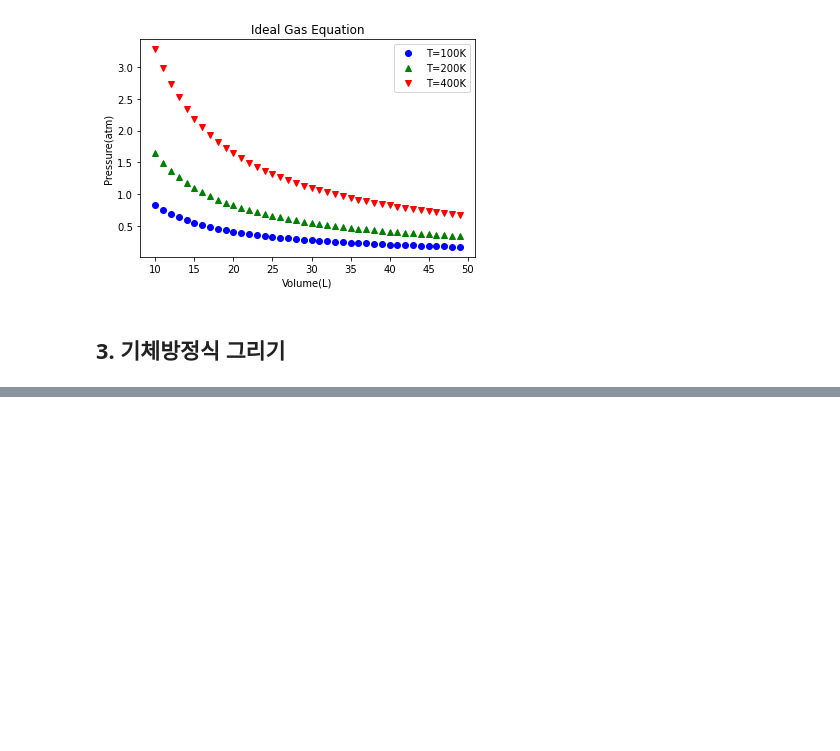
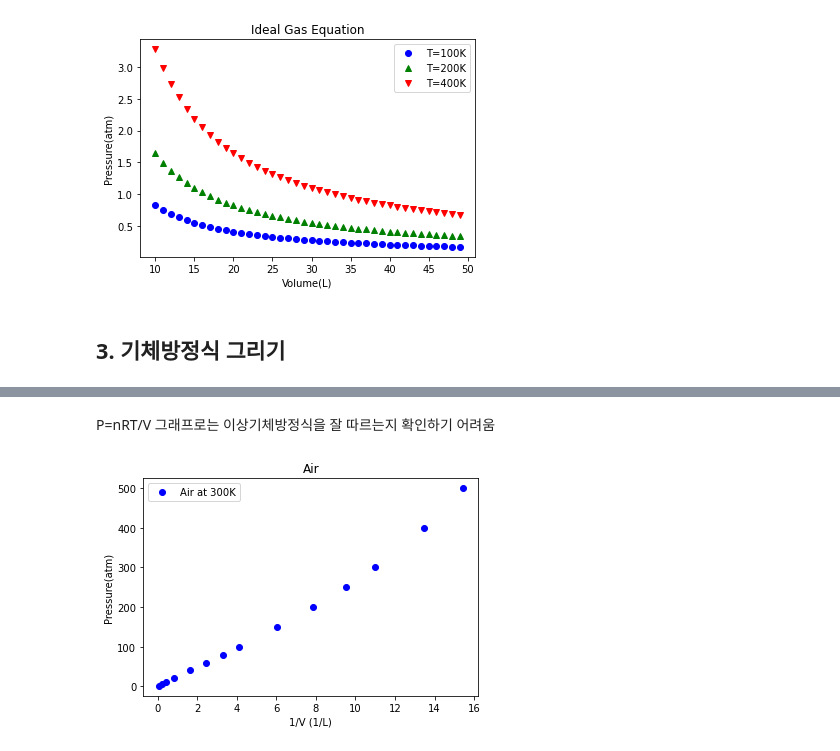
Before and after one commit to BrainNim/Study, a Jupyter notebook: K-MOOC/코딩으로 배우는 일반화학/week_2.ipynb, the cells around one changed output, grey strips where cells are left out. Cells and saved outputs as stored; diff of their text form; code cells hidden in the pictures; blank space fills up the shorter version.

```diff
--- a/K-MOOC/코딩으로 배우는 일반화학/week_2.ipynb
+++ b/K-MOOC/코딩으로 배우는 일반화학/week_2.ipynb
@@ -96,0 +108,13 @@ V = np.array([])
+# %% [markdown]
+P=nRT/V 그래프로는 이상기체방정식을 잘 따르는지 확인하기 어려움
+# %%
+plt.plot(1/V,P, 'bo' , label='Air at 300K')
+
+plt.xlabel('1/V (1/L)')
+plt.ylabel('Pressure(atm)')
+plt.title('Air')
+
+plt.legend()
+plt.show()
+# %% [output]
+[figure, added]
```
Also changed, not shown: parts of 12 cells of this notebook.
